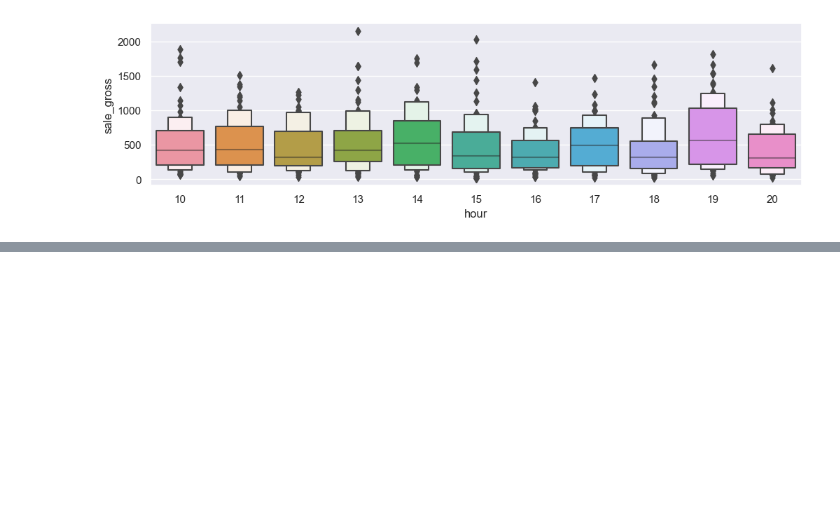
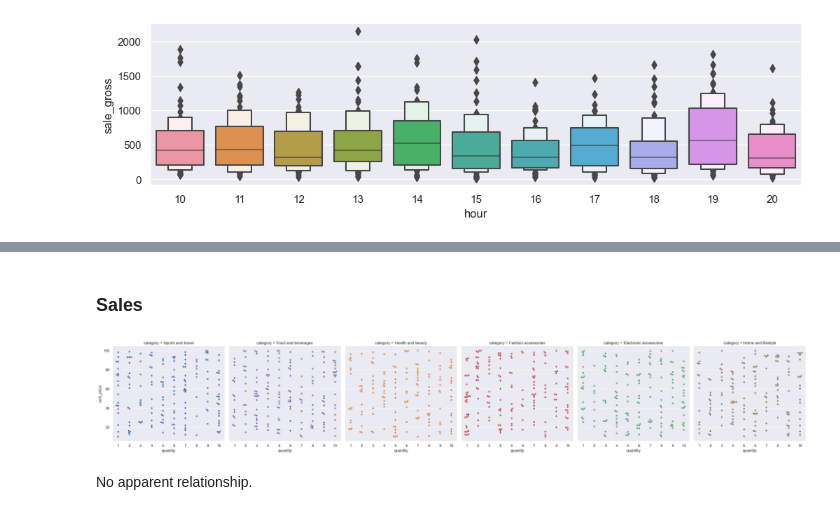
Before and after one commit to zdravoj/data-science-foundations, a Jupyter notebook: Supermarket_Sales/Supermarket_sales_analysis.ipynb, the cells around one changed output, grey strips where cells are left out. Cells and saved outputs as stored; diff of their text form; code cells hidden in the pictures; blank space fills up the shorter version.

```diff
--- a/Supermarket_Sales/Supermarket_sales_analysis.ipynb
+++ b/Supermarket_Sales/Supermarket_sales_analysis.ipynb
@@ -548,0 +606,16 @@ sns.set_theme()
+# %% [markdown]
+### Sales
+# %%
+# relationship between unit price and quantity sold by category
+sns.catplot(
+    data= supermarket_data,
+    x= 'quantity',
+    y= 'unit_price',
+    col= 'category',
+    hue= 'category',
+    kind= 'swarm'
+);
+# %% [output]
+[figure, added]
+# %% [markdown]
+No apparent relationship.
```
Also changed, not shown: parts of 29 cells of this notebook.
